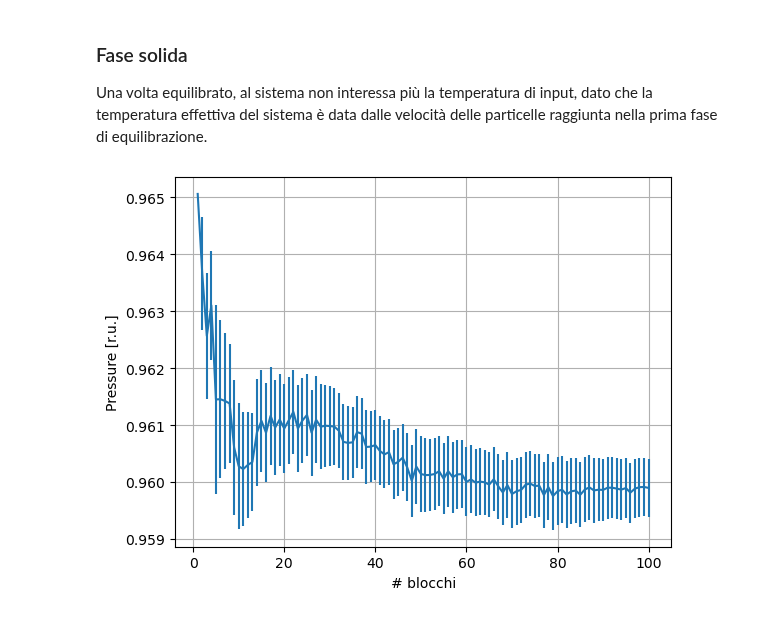
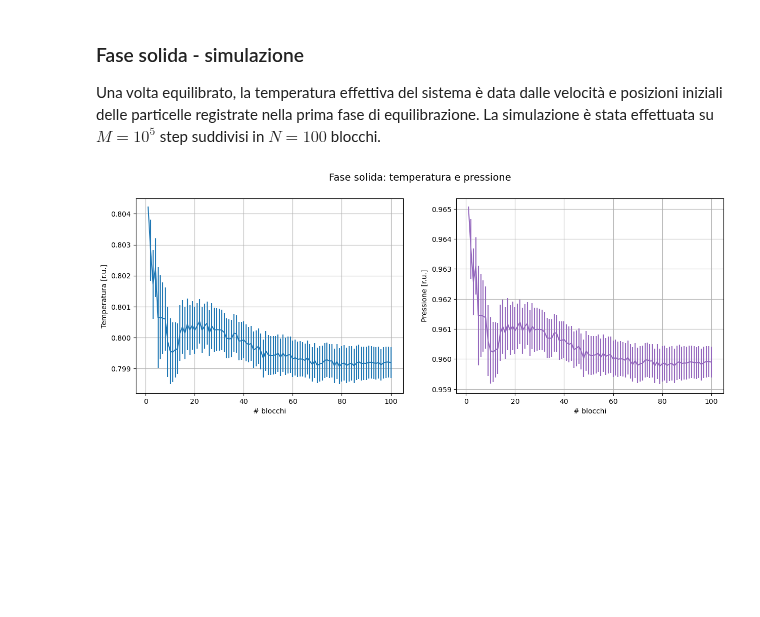
Before and after one commit to paolo-magnani/Esercizi_LSN, a Jupyter notebook: Es04/Paolo_Magnani_Esercitazione_4.ipynb, the cells around one changed output. Drawn from its saved outputs; the diff is of its cells as text; code cells hidden in the pictures; blank space fills up the shorter version.

```diff
--- a/Es04/Paolo_Magnani_Esercitazione_4.ipynb
+++ b/Es04/Paolo_Magnani_Esercitazione_4.ipynb
@@ -32,12 +35,26 @@ plt.show()
 # %% [markdown]
-### Fase solida
-Una volta equilibrato, al sistema non interessa più la temperatura di input, dato che la temperatura effettiva del sistema è data dalle velocità delle particelle raggiunta nella prima fase di equilibrazione.
+### Fase solida - simulazione
+Una volta equilibrato, la temperatura effettiva del sistema è data dalle velocità e posizioni iniziali delle particelle registrate nella prima fase di equilibrazione. La simulazione è stata effettuata su $M=10^5$ step suddivisi in $N=100$ blocchi.
 # %%
 x, pres, error = np.loadtxt("risultati/Solid/output_pres.dat", usecols=(0,2,3), unpack='true')
-plt.errorbar(x,pres,yerr=error)
-plt.xlabel('# blocchi')
-plt.ylabel('Pressure [r.u.]')
-plt.grid(True)
+x2, temp, error2 = np.loadtxt("risultati/Solid/output_temp.dat", usecols=(0,2,3), unpack='true')
+
+fig, [ax0, ax1] = plt.subplots(1, 2, figsize=(15,5))
+
+fig.suptitle("Fase solida: temperatura e pressione", size=14)
+
+ax0.errorbar(x2,temp,yerr=error2)
+ax0.set_xlabel('# blocchi')
+ax0.set_ylabel("Temperatura [r.u.]")
+ax0.grid(True)
+#ax0.legend()
+
+ax1.errorbar(x,pres,yerr=error, color='C4')
+ax1.set_xlabel('# blocchi')
+ax1.set_ylabel("Pressione [r.u.]")
+ax1.grid(True)
+#ax1.legend()
+
 plt.show()
 # %% [output]
-[figure, old version]
+[figure, new version]
```
Also changed, not shown: parts of 21 cells of this notebook, 22 other files.
